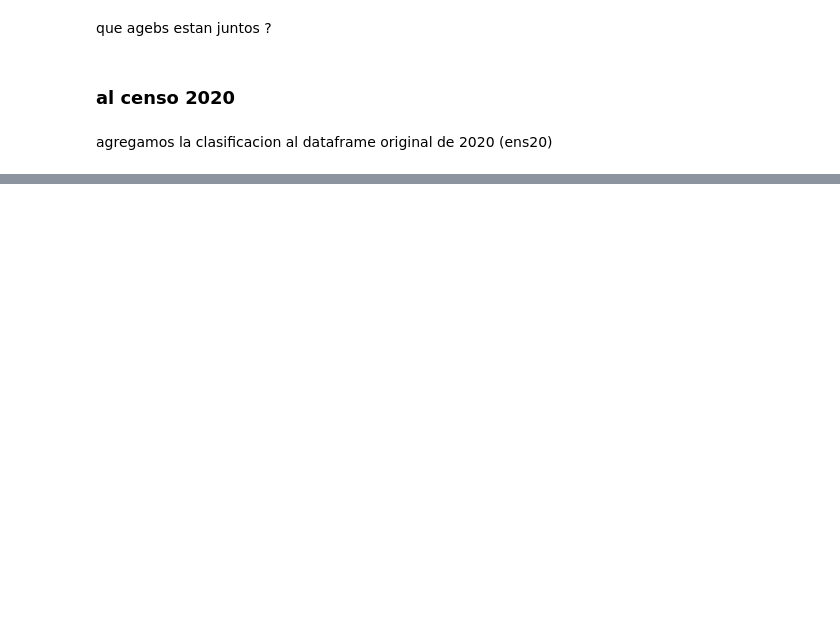
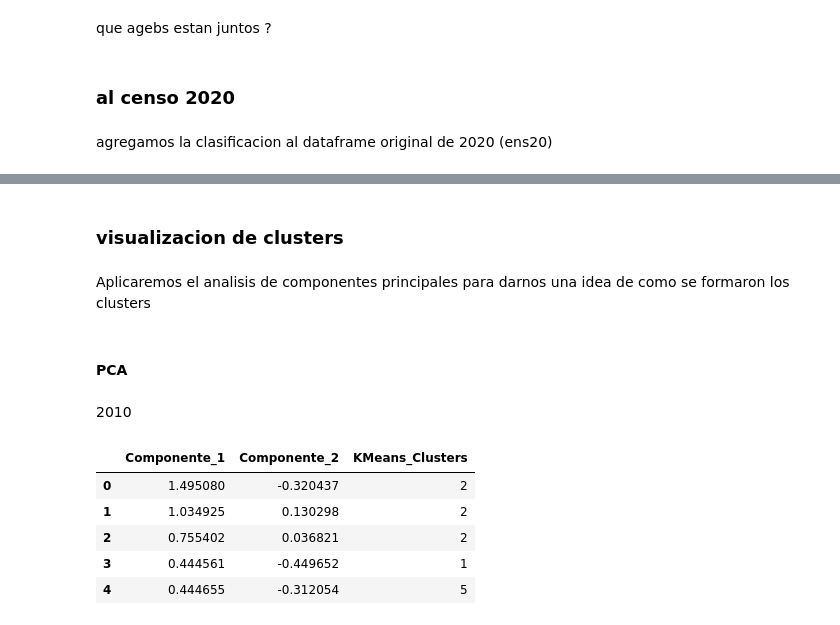
Before and after one commit to MaximilianoVM/DATA-MINIG-2023-1, a Jupyter notebook: project/4_GC_NORENS_KMEANS.ipynb, the cells around one changed output, grey strips where cells are left out. Cells and saved outputs as stored; diff of their text form; code cells hidden in the pictures; blank space fills up the shorter version.

```diff
--- a/project/4_GC_NORENS_KMEANS.ipynb
+++ b/project/4_GC_NORENS_KMEANS.ipynb
@@ -181,0 +192,4 @@ ens20.head(5)
+# %% [markdown]
+### visualizacion de clusters
+# %% [markdown]
+Aplicaremos el analisis de componentes principales para darnos una idea de como se formaron los clusters
@@ -181,0 +198,18 @@ ens20.head(5)
+# %% [markdown]
+#### PCA
+# %% [markdown]
+2010
+# %%
+pca = PCA(n_components=2)
+pca_10 = pca.fit_transform(ens10_normMm)
+pca_ens10 = pd.DataFrame(data = pca_10, columns = ['Componente_1', 'Componente_2'])
+pca_agebs10 = pd.concat([ pca_ens10, ens10[['KMeans_Clusters']]], axis=1)
+
+pca_agebs10.head()
+# %% [output]
+|  | Componente_1 | Componente_2 | KMeans_Clusters |
+| 0 | 1.495080 | -0.320437 | 2 |
+| 1 | 1.034925 | 0.130298 | 2 |
+| 2 | 0.755402 | 0.036821 | 2 |
+| 3 | 0.444561 | -0.449652 | 1 |
+| 4 | 0.444655 | -0.312054 | 5 |
```
Also changed, not shown: parts of 9 cells of this notebook.
